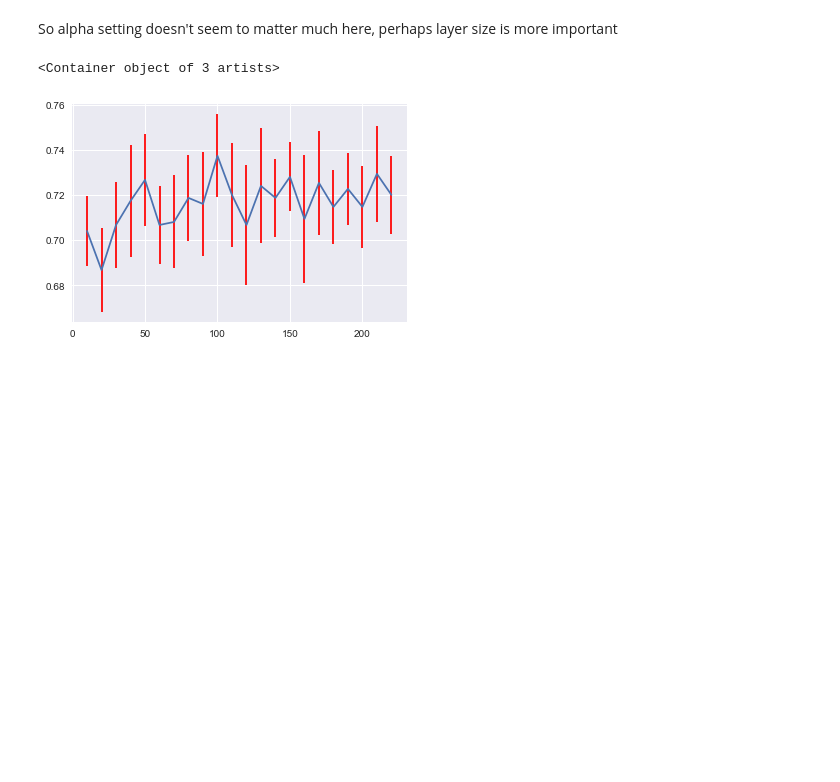
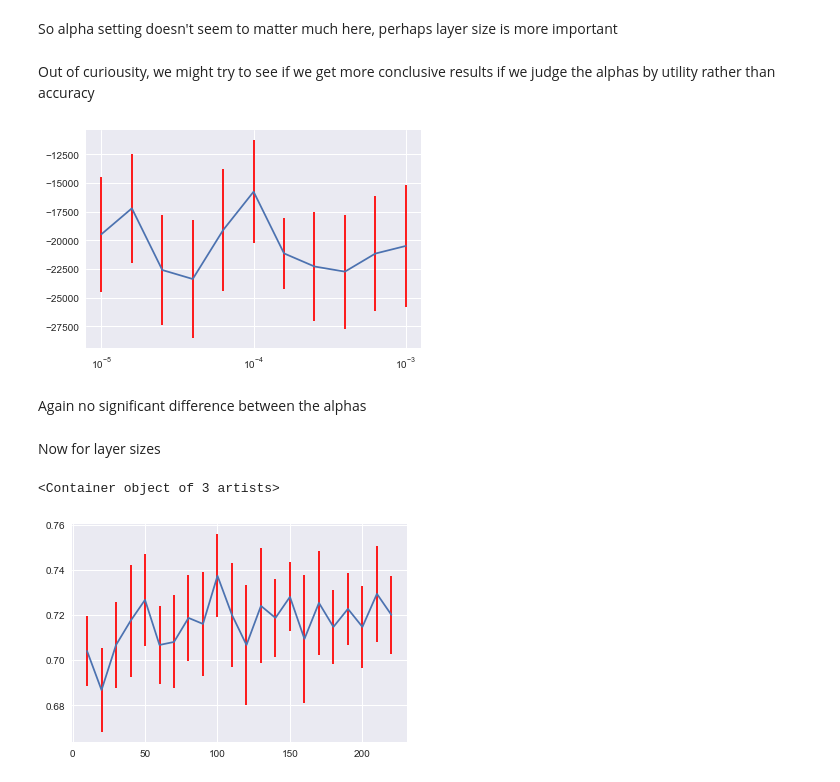
Before and after one commit to aleksaw/ml-society-science, a Jupyter notebook: src/project-1/Project-submission.ipynb, the cells around one changed output. Drawn from its saved outputs; the diff is of its cells as text; code cells hidden in the pictures; blank space fills up the shorter version.

```diff
--- a/src/project-1/Project-submission.ipynb
+++ b/src/project-1/Project-submission.ipynb
@@ -182,6 +182,46 @@ plt.xscale('log')
 nn_alpha = alphas[np.argmax(accuracies)]
 # %% [markdown]
 So alpha setting doesn't seem to matter much here, perhaps layer size is more important
+# %% [markdown]
+Out of curiousity, we might try to see if we get more conclusive results if we judge the alphas by utility rather than accuracy
+# %%
+def expected_utility(loan, rate, time, prob):
+    return loan * (prob * (1+rate)**time - 1)
+def utility(loan, rate, time, outcome):
+    return loan * (-1 if outcome==2 else (1+rate)**time - 1)
+# %%
+n_folds = 10
+rate = 0.005
+alphas = np.logspace(-5, -3, 11)
+accuracies = np.zeros(len(alphas))
+deviations = np.zeros(len(alphas))
+i = 0
+for alpha in alphas:
+    util = np.zeros(n_folds)
+    j = 0
+    for train, test in KFold(n_splits=n_folds).split(X_train):
+        classifier = MLPClassifier(solver='lbfgs', alpha=alpha, hidden_layer_sizes=(70))
+        classifier.fit(X_train[train], y_train[train])
+        for k in range(len(y_train[test])):
+            prob = classifier.predict_proba(X_train[test[k]].reshape(1,-1))[0,0]
+            loan, time = X_test_unscaled[k:k+1][['amount', 'duration']].values.ravel()
+            util[j] += utility(loan, rate, time, y_train[test[k]]) \
+                        if expected_utility(loan, rate, time, prob) > 0 \
+                        else 0
+
+        j += 1
+    accuracies[i] = np.mean(util)
+    deviations[i] = stats.sem(util)
+    i += 1
+# %%
+plt.errorbar(alphas, accuracies, yerr=deviations, ecolor='r')
+plt.xscale('log')
+# %% [output]
+[figure, added]
+# %% [markdown]
+Again no significant difference between the alphas
+# %% [markdown]
+Now for layer sizes
 # %%
 n_folds = 10
 hidden_components = np.arange(10, 230, 10)
```
Also changed, not shown: parts of 11 cells of this notebook, 2 other files.
